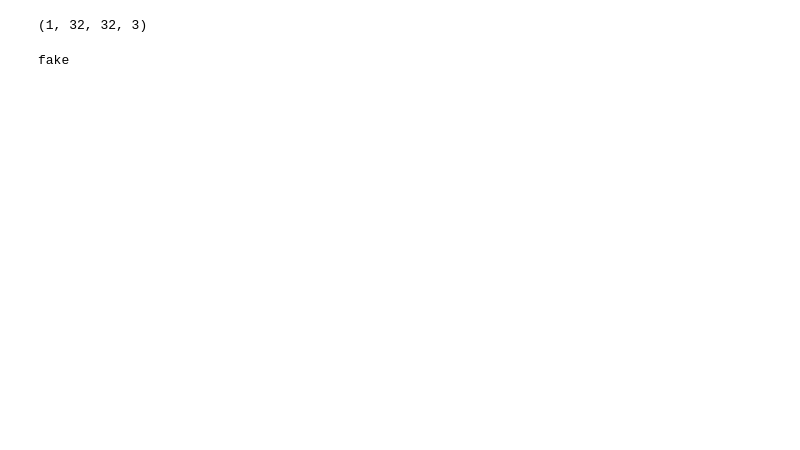
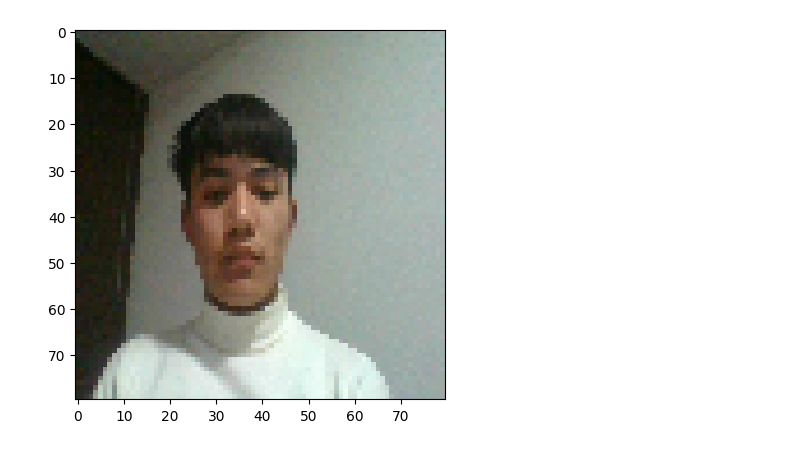
Before and after one commit to JavohirJalilov/face-untispoofing-detection, a Jupyter notebook: example.ipynb, the cells around one changed output. Cells and saved outputs as stored; diff of their text form; code cells hidden in the pictures; blank space fills up the shorter version.

```diff
--- a/example.ipynb
+++ b/example.ipynb
@@ -44 +47,8 @@ plt.show()
+# %%
+img2 = cv2.resize(image, (80,80))
+# %%
+plt.imshow(img2)
+plt.show()
+# %% [output]
+[figure, added]
 # %%
@@ -46,5 +56 @@ input_img = np.expand_dims(img, axis=0)
-# %%
-input_img.shape
-# %% [output]
-(1, 32, 32, 3)
 # %%
@@ -54,4 +57,0 @@ idx = np.argmax(pred.numpy())
-# %%
-print(classes[idx])
-# %% [output]
-fake
```
Also changed, not shown: parts of 23 cells of this notebook.
